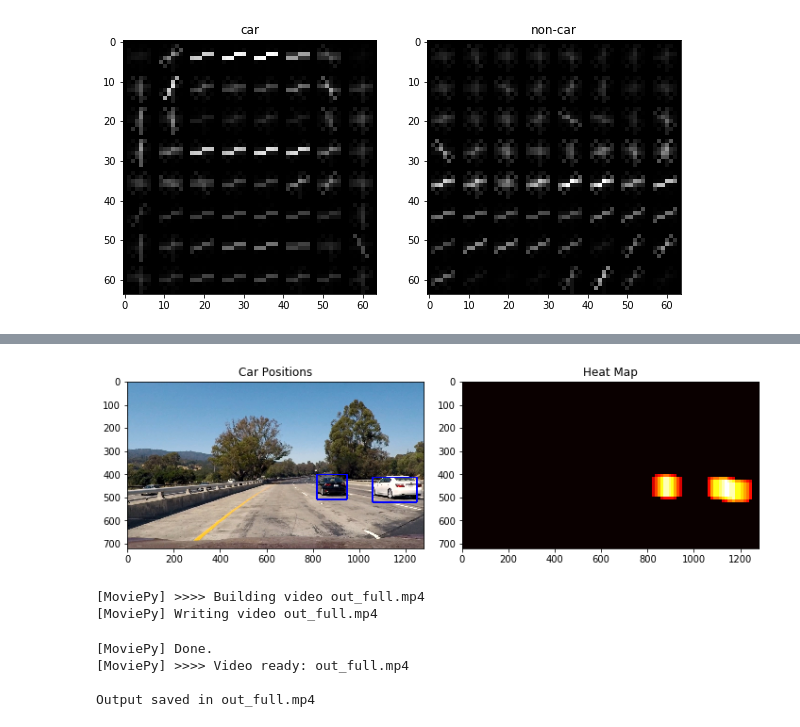
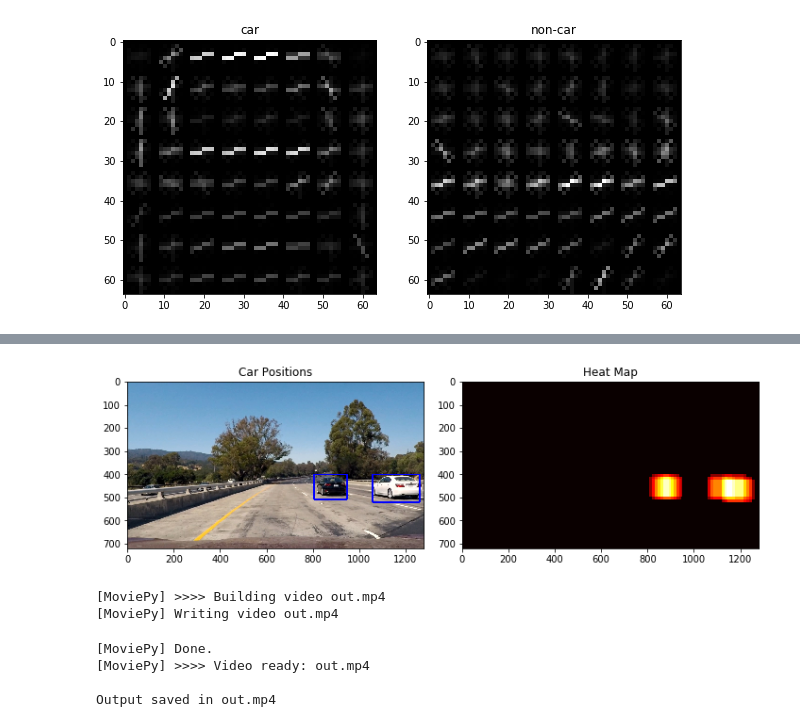
Before and after one commit to pandaive/CarND-Vehicle-Detection-And-Tracking, a Jupyter notebook: P5.ipynb, the cells around one changed output, grey strips where cells are left out. Drawn from its saved outputs; the diff is of its cells as text; code cells hidden in the pictures.

```diff
--- a/P5.ipynb
+++ b/P5.ipynb
@@ -368,15 +354,32 @@ def find_cars(img, ystart, ystop, scale, svc, X_scaler,
 
     return draw_img, bboxes
 # %%
-### TEST ###
+### TEST of find_cars method, without checking for false positives ###
 ystart = 400
-ystop = 656
+ystop = 596
 scale = 1.5
 
 test_image = cv2.cvtColor(cv2.imread('./test_images/test1.jpg'), cv2.COLOR_BGR2RGB)
 
 out_img, box_list = find_cars(test_image, ystart, ystop, scale, svc, X_scaler, orient, pix_per_cell, cell_per_block, spatial_size, hist_bins, color_space)
+plt.figure()
+plt.imshow(out_img)
 
+ystart = 418
+ystop = 640
+scale = 2
+
+out_img, b_list = find_cars(test_image, ystart, ystop, scale, svc, X_scaler, orient, pix_per_cell, cell_per_block, spatial_size, hist_bins, color_space)
+box_list = box_list + b_list
+plt.figure()
 plt.imshow(out_img)
+ystart = 468
+ystop = 692
+scale = 2.5
+
+out_img, b_list = find_cars(test_image, ystart, ystop, scale, svc, X_scaler, orient, pix_per_cell, cell_per_block, spatial_size, hist_bins, color_space)
+box_list = box_list + b_list
+plt.figure()
+plt.imshow(out_img)
 # %% [output]
 <matplotlib.image.AxesImage at 0x...>
@@ -389,6 +394,16 @@ def add_heat(heatmap, bbox_list):
         # Add += 1 for all pixels inside each bbox
         # Assuming each "box" takes the form ((x1, y1), (x2, y2))
         heatmap[box[0][1]:box[1][1], box[0][0]:box[1][0]] += 1
+
+    # Return updated heatmap
+    return heatmap
+
+def remove_heat(heatmap, bbox_list):
+    # Iterate through list of bboxes
+    for box in bbox_list:
+        # Add += 1 for all pixels inside each bbox
+        # Assuming each "box" takes the form ((x1, y1), (x2, y2))
+        heatmap[box[0][1]:box[1][1], box[0][0]:box[1][0]] -= 1
 
     # Return updated heatmap
     return heatmap
@@ -410,32 +425,32 @@ def draw_labeled_bboxes(img, labels):
         # Define a bounding box based on min/max x and y
         bbox = ((np.min(nonzerox), np.min(nonzeroy)), (np.max(nonzerox), np.max(nonzeroy)))
         # Draw the box on the image
         cv2.rectangle(img, bbox[0], bbox[1], (0,0,255), 6)
     # Return the image
     return img
 
 heat = np.zeros_like(test_image[:,:,0]).astype(np.float)
 
 # Add heat to each box in box list
 heat = add_heat(heat,box_list)
 
 # Apply threshold to help remove false positives
-heat = apply_threshold(heat,3)
+heat = apply_threshold(heat,2)
 
 # Visualize the heatmap when displaying
 heatmap = np.clip(heat, 0, 255)
 
 # Find final boxes from heatmap using label function
 labels = label(heatmap)
 draw_img = draw_labeled_bboxes(np.copy(test_image), labels)
 
 fig = plt.figure(figsize=(10,5))
 plt.subplot(121)
 plt.imshow(draw_img)
 plt.title('Car Positions')
 plt.subplot(122)
 plt.imshow(heatmap, cmap='hot')
 plt.title('Heat Map')
 fig.tight_layout()
 # %% [output]
-[figure, old version]
+[figure, new version]
@@ -453,15 +533,16 @@ def process_image(image):
 # %%
 from moviepy.editor import VideoFileClip
-
-out_clip = 'out_full.mp4'
-clip = VideoFileClip('test_video.mp4')
-processed_clip = clip.fl_image(process_image)
+detection = Detection(5)
+out_clip = 'out.mp4'
+clip = VideoFileClip('project_video.mp4')
+#clip = clip.subclip(0, 3)
+processed_clip = clip.fl_image(detection.process_image)
 processed_clip.write_videofile(out_clip, audio=False)
 print("Output saved in " + out_clip)
 # %% [output]
-[MoviePy] >>>> Building video out_full.mp4
-[MoviePy] Writing video out_full.mp4
+[MoviePy] >>>> Building video out.mp4
+[MoviePy] Writing video out.mp4
 [MoviePy] Done.
-[MoviePy] >>>> Video ready: out_full.mp4
+[MoviePy] >>>> Video ready: out.mp4
 
-Output saved in out_full.mp4
+Output saved in out.mp4
```
Also changed, not shown: parts of 7 cells of this notebook.
